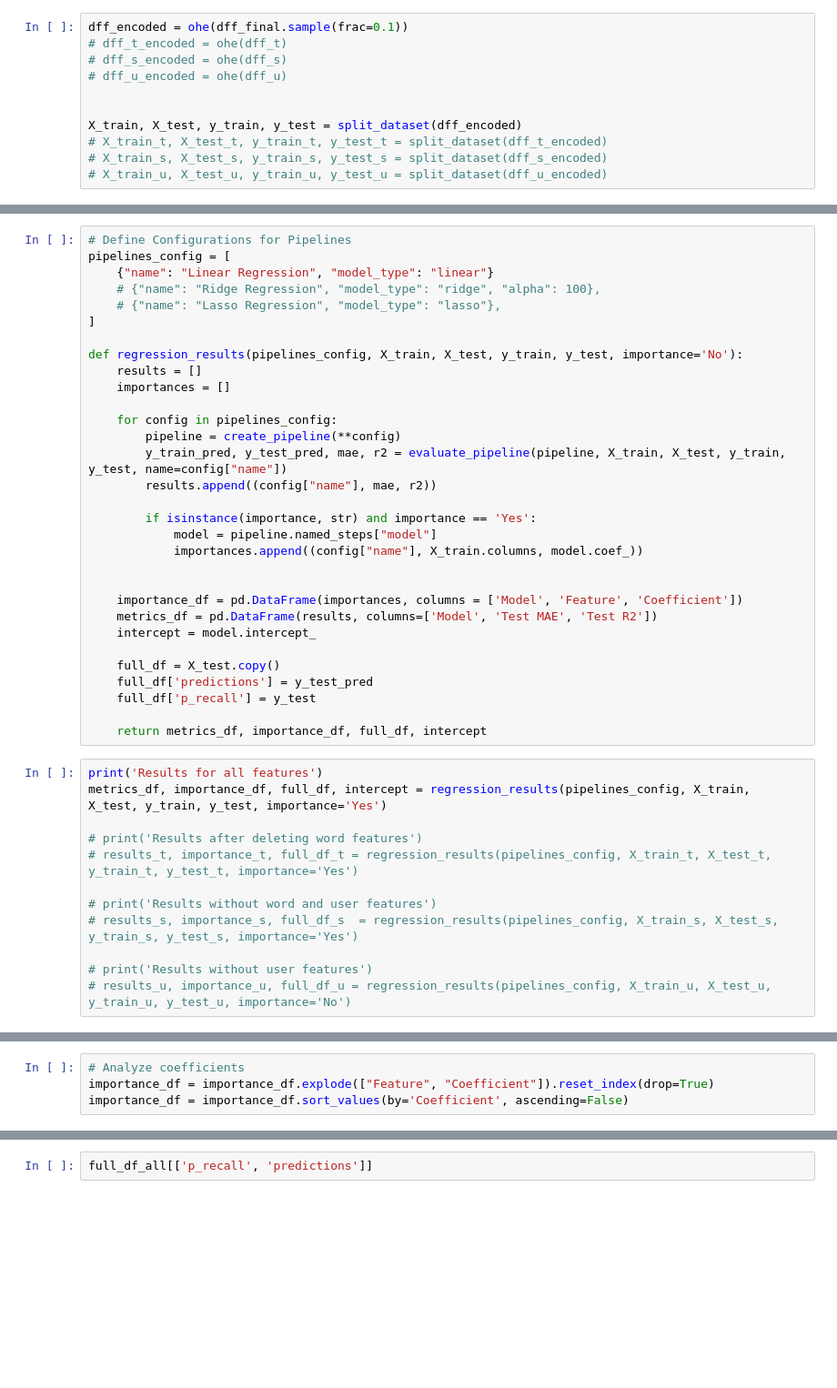
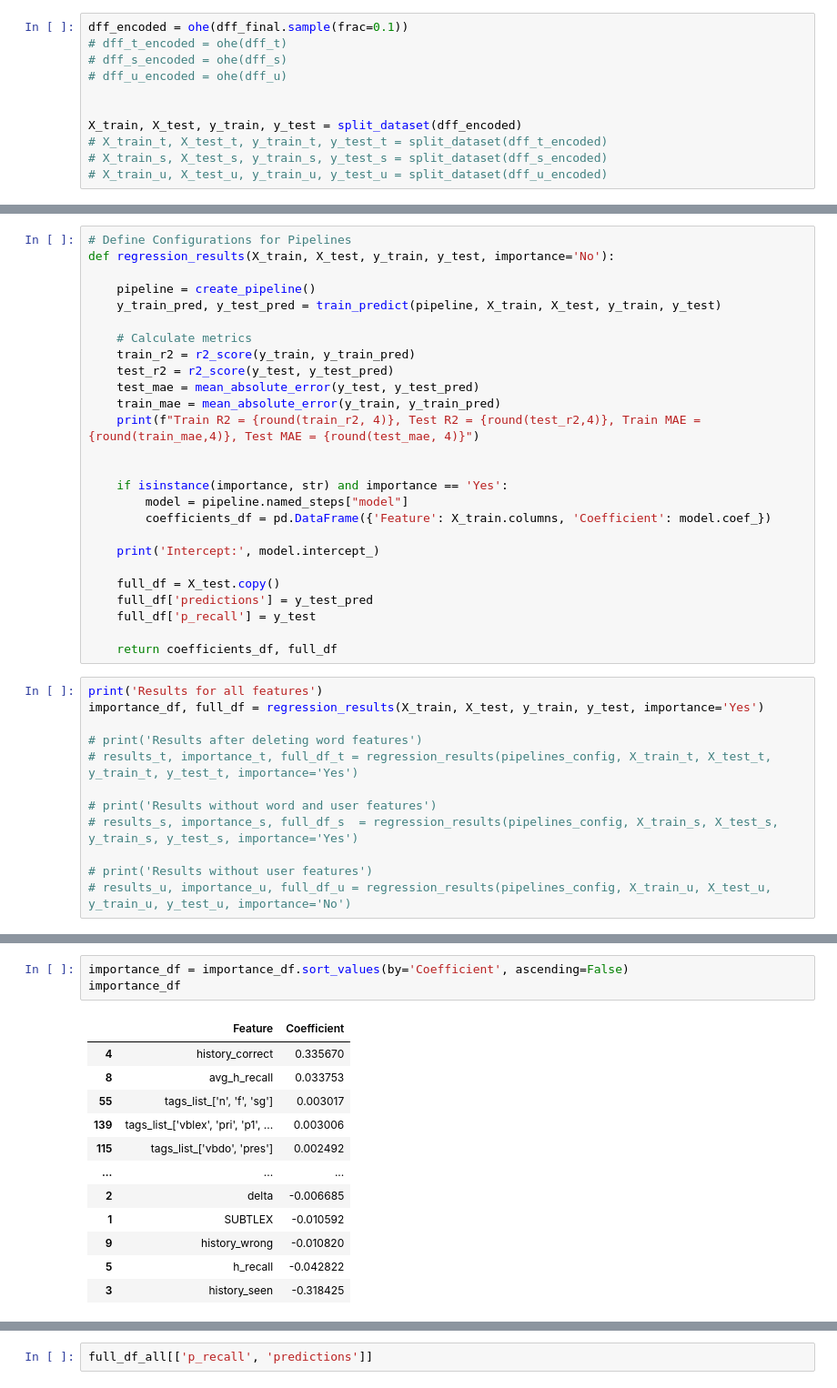
Before and after one commit to juliakubisa/spaced_repetition_algorithm, a Jupyter notebook: notebooks/baseline_models.ipynb, the cells around one changed output, grey strips where cells are left out. Shown at 91% size. Cells and saved outputs as stored; diff of their text form; blank space fills up the shorter version.

Commit message:
linear regression simplified

```diff
--- a/notebooks/baseline_models.ipynb
+++ b/notebooks/baseline_models.ipynb
@@ -234,37 +224,32 @@ def evaluate_pipeline(pipeline, X_train, X_test, y_train, y_test, name="Model"):
 # %%
 # Define Configurations for Pipelines
-pipelines_config = [
-    {"name": "Linear Regression", "model_type": "linear"}
-    # {"name": "Ridge Regression", "model_type": "ridge", "alpha": 100},
-    # {"name": "Lasso Regression", "model_type": "lasso"},
-]
+def regression_results(X_train, X_test, y_train, y_test, importance='No'):
 
-def regression_results(pipelines_config, X_train, X_test, y_train, y_test, importance='No'):
-    results = []
-    importances = []
+    pipeline = create_pipeline()
+    y_train_pred, y_test_pred = train_predict(pipeline, X_train, X_test, y_train, y_test)
 
-    for config in pipelines_config:
-        pipeline = create_pipeline(**config)
-        y_train_pred, y_test_pred, mae, r2 = evaluate_pipeline(pipeline, X_train, X_test, y_train, y_test, name=config["name"])
-        results.append((config["name"], mae, r2))
-
-        if isinstance(importance, str) and importance == 'Yes':
-            model = pipeline.named_steps["model"]
-            importances.append((config["name"], X_train.columns, model.coef_))
+    # Calculate metrics
+    train_r2 = r2_score(y_train, y_train_pred)
+    test_r2 = r2_score(y_test, y_test_pred)
+    test_mae = mean_absolute_error(y_test, y_test_pred)
+    train_mae = mean_absolute_error(y_train, y_train_pred)
+    print(f"Train R2 = {round(train_r2, 4)}, Test R2 = {round(test_r2,4)}, Train MAE = {round(train_mae,4)}, Test MAE = {round(test_mae, 4)}")
 
 
-    importance_df = pd.DataFrame(importances, columns = ['Model', 'Feature', 'Coefficient'])
-    metrics_df = pd.DataFrame(results, columns=['Model', 'Test MAE', 'Test R2'])
-    intercept = model.intercept_
+    if isinstance(importance, str) and importance == 'Yes':
+        model = pipeline.named_steps["model"]
+        coefficients_df = pd.DataFrame({'Feature': X_train.columns, 'Coefficient': model.coef_})
+
+    print('Intercept:', model.intercept_)
 
     full_df = X_test.copy()
     full_df['predictions'] = y_test_pred
     full_df['p_recall'] = y_test
 
-    return metrics_df, importance_df, full_df, intercept
+    return coefficients_df, full_df
 # %%
 print('Results for all features')
-metrics_df, importance_df, full_df, intercept = regression_results(pipelines_config, X_train, X_test, y_train, y_test, importance='Yes')
+importance_df, full_df = regression_results(X_train, X_test, y_train, y_test, importance='Yes')
 
 # print('Results after deleting word features')
 # results_t, importance_t, full_df_t = regression_results(pipelines_config, X_train_t, X_test_t, y_train_t, y_test_t, importance='Yes')
@@ -296,4 +266,16 @@ importances_dff
-# %%
-# Analyze coefficients
-importance_df = importance_df.explode(["Feature", "Coefficient"]).reset_index(drop=True)
-importance_df = importance_df.sort_values(by='Coefficient', ascending=False)
+# %%
+importance_df = importance_df.sort_values(by='Coefficient', ascending=False)
+importance_df
+# %% [output]
+|  | Feature | Coefficient |
+| 4 | history_correct | 0.335670 |
+| 8 | avg_h_recall | 0.033753 |
+| 55 | tags_list_['n', 'f', 'sg'] | 0.003017 |
+| 139 | tags_list_['vblex', 'pri', 'p1', ... | 0.003006 |
+| 115 | tags_list_['vbdo', 'pres'] | 0.002492 |
+| ... | ... | ... |
+| 2 | delta | -0.006685 |
+| 1 | SUBTLEX | -0.010592 |
+| 9 | history_wrong | -0.010820 |
+| 5 | h_recall | -0.042822 |
+| 3 | history_seen | -0.318425 |
```
Also changed, not shown: parts of 12 cells of this notebook, 1 other file.
